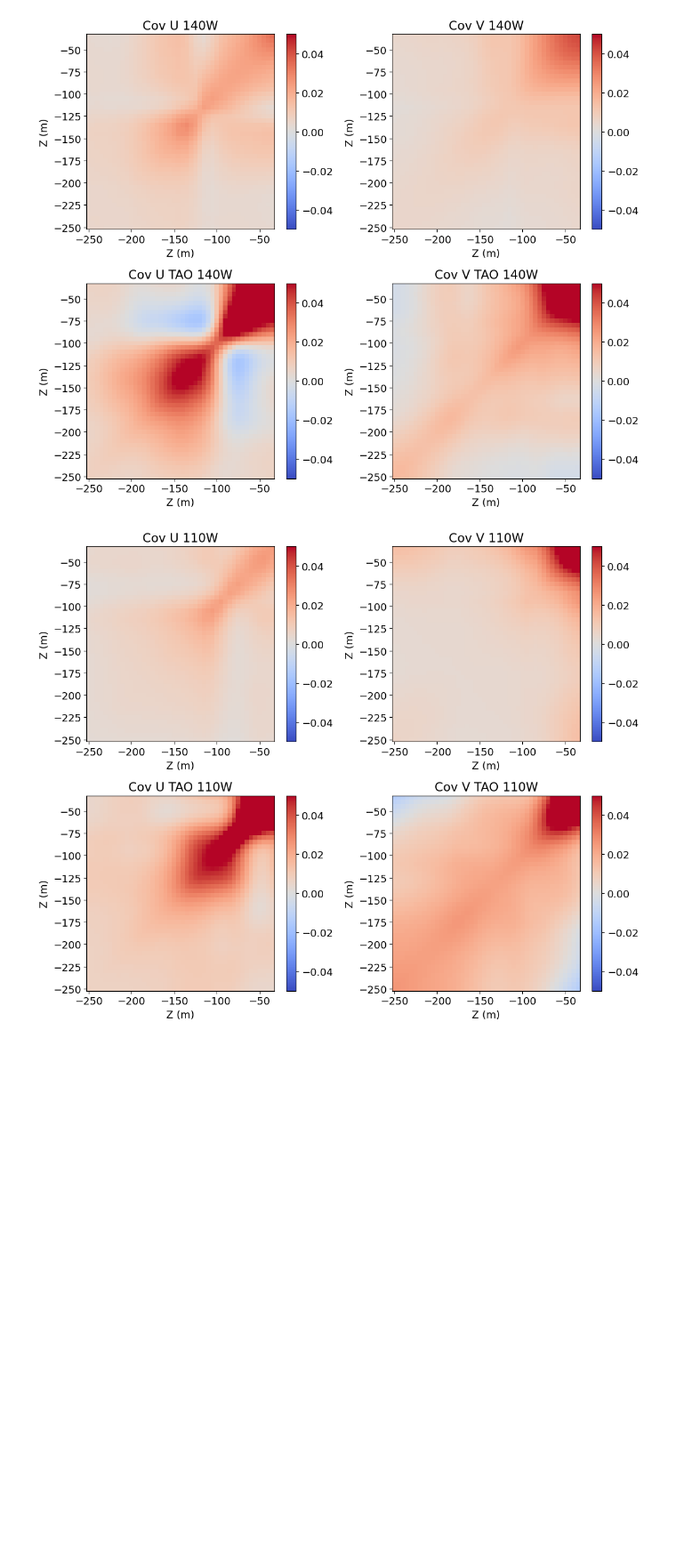
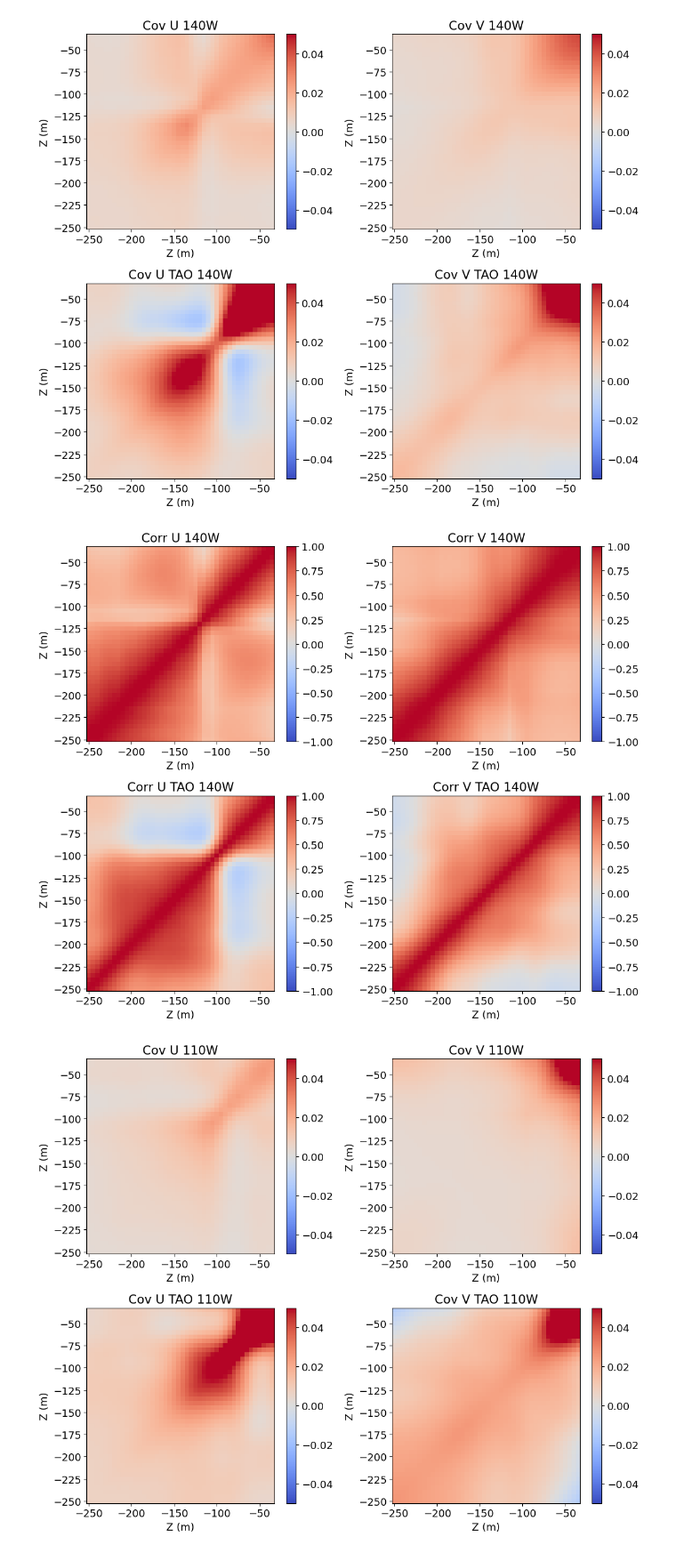
Before and after one commit to eldavenport/TPOSE6_VelocityAssim, a Jupyter notebook: VelocityVariance/DepthDepth_Cov.ipynb, the cells around one changed output. Shown at 89% size. Saved outputs shown, nothing was run; the diff lists cells and outputs as text; code cells hidden in the pictures; blank space fills up the shorter version.

Commit message:
adding depth depth correlation

```diff
--- a/VelocityVariance/DepthDepth_Cov.ipynb
+++ b/VelocityVariance/DepthDepth_Cov.ipynb
@@ -206,6 +209,19 @@ cov_depth_U_170 = np.cov(U6_170, rowvar=False)  # rowvar=False => each column is
 cov_depth_U_TAO_170 = np.cov(U6_TAO_170, rowvar=False)  # rowvar=False => each column is a variable (depth)
 cov_depth_V_170 = np.cov(V6_170, rowvar=False)  # rowvar=False => each column is a variable (depth)
 cov_depth_V_TAO_170 = np.cov(V6_TAO_170, rowvar=False)  # rowvar=False => each column is a variable (depth)
+# %%
+corr_depth_U_140 = np.corrcoef(U6_140, rowvar=False)  # rowvar=False => each column is a variable (depth)
+corr_depth_U_TAO_140 = np.corrcoef(U6_TAO_140, rowvar=False)
+corr_depth_V_140 = np.corrcoef(V6_140, rowvar=False)
+corr_depth_V_TAO_140 = np.corrcoef(V6_TAO_140, rowvar=False)
+corr_depth_U_110 = np.corrcoef(U6_110, rowvar=False)
+corr_depth_U_TAO_110 = np.corrcoef(U6_TAO_110, rowvar=False)
+corr_depth_V_110 = np.corrcoef(V6_110, rowvar=False)
+corr_depth_V_TAO_110 = np.corrcoef(V6_TAO_110, rowvar=False)
+corr_depth_U_170 = np.corrcoef(U6_170, rowvar=False)
+corr_depth_U_TAO_170 = np.corrcoef(U6_TAO_170, rowvar=False)
+corr_depth_V_170 = np.corrcoef(V6_170, rowvar=False)
+corr_depth_V_TAO_170 = np.corrcoef(V6_TAO_170, rowvar=False)
 # %%
 # plot with imshow
 def plot_covariance(cov_matrix, title, ax):
@@ -224,6 +240,23 @@ plt.tight_layout()
 plt.savefig('depthdepth_cov_UV_140W.png')
 # %% [output]
 [figure]
+# %%
+# plot with imshow
+def plot_corr(cov_matrix, title, ax):
+    im = ax.pcolormesh(U6_110.Z, U6_110.Z, cov_matrix, cmap='coolwarm', vmin=-1, vmax=1)
+    ax.set_title(title)
+    ax.set_xlabel('Z (m)')
+    ax.set_ylabel('Z (m)')
+    plt.colorbar(im, ax=ax)
+fig, axs = plt.subplots(2, 2, figsize=(11, 9))
+plot_corr(corr_depth_U_140, 'Corr U 140W', axs[0, 0])
+plot_corr(corr_depth_U_TAO_140, 'Corr U TAO 140W', axs[1, 0])
+plot_corr(corr_depth_V_140, 'Corr V 140W', axs[0, 1])
+plot_corr(corr_depth_V_TAO_140, 'Corr V TAO 140W', axs[1, 1])
+plt.tight_layout()
+plt.savefig('depthdepth_corr_UV_140W.png')
+# %% [output]
+[figure, added]
 # %%
 fig, axs = plt.subplots(2, 2, figsize=(11, 9))
 plot_covariance(cov_depth_U_110, 'Cov U 110W', axs[0, 0])
```
Also changed, not shown: parts of 3 cells of this notebook, 3 other files.
